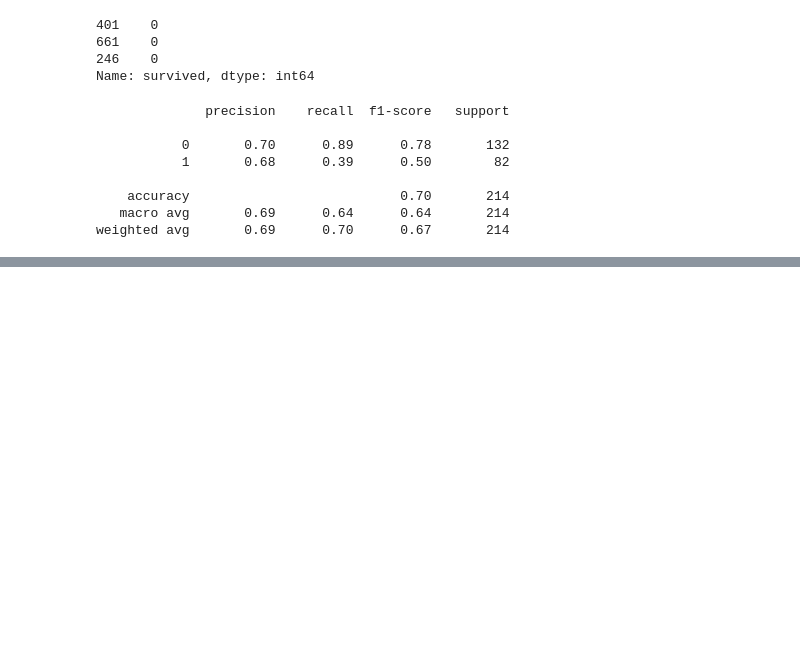
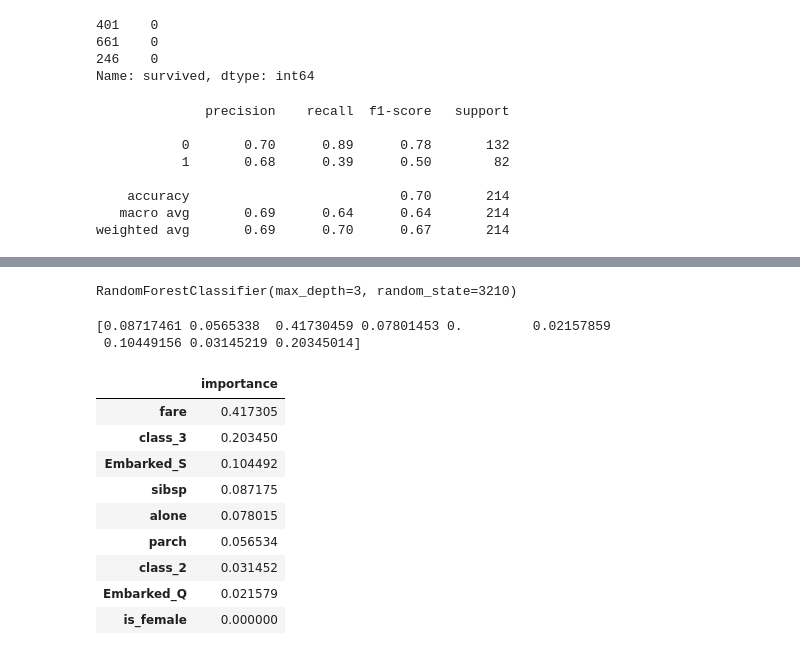
Before and after one commit to o0amandagomez0o/classification-exercises, a Jupyter notebook: model.ipynb, the cells around one changed output, grey strips where cells are left out. Drawn from its saved outputs; the diff is of its cells as text; code cells hidden in the pictures; blank space fills up the shorter version.

```diff
--- a/model.ipynb
+++ b/model.ipynb
@@ -499,0 +530,2 @@ weighted avg       0.69      0.70      0.67       214
+# %%
+train, validate, test = prepare.prep_titanic(df)
@@ -499,0 +538,11 @@ weighted avg       0.69      0.70      0.67       214
+# %%
+# create X & y version of train, where y is a series with just the target variable and X are all the features.
+
+X_train = train.drop(columns=['survived'])
+y_train = train.survived
+
+X_validate = validate.drop(columns=['survived'])
+y_validate = validate.survived
+
+X_test = test.drop(columns=['survived'])
+y_test = test.survived
@@ -499,0 +558,35 @@ weighted avg       0.69      0.70      0.67       214
+# %%
+rf = RandomForestClassifier(bootstrap=True,
+                            class_weight=None,
+                            criterion='gini',
+                            n_estimators=100,
+                            max_depth=3,
+                            random_state=3210)
+# %%
+# fit the model
+rf.fit(X_train, y_train)
+# %% [output]
+RandomForestClassifier(max_depth=3, random_state=3210)
+# %%
+# evaluate importance
+print(rf.feature_importances_)
+# %% [output]
+[0.08717461 0.0565338  0.41730459 0.07801453 0.         0.02157859
+ 0.10449156 0.03145219 0.20345014]
+# %%
+# visualize the importance weight
+feature_importances = pd.DataFrame(rf.feature_importances_,
+                                   index = X_train.columns,
+                                    columns=['importance']).sort_values('importance', ascending=False)
+feature_importances
+# %% [output]
+|  | importance |
+| fare | 0.417305 |
+| class_3 | 0.203450 |
+| Embarked_S | 0.104492 |
+| sibsp | 0.087175 |
+| alone | 0.078015 |
+| parch | 0.056534 |
+| class_2 | 0.031452 |
+| Embarked_Q | 0.021579 |
+| is_female | 0.000000 |
```
Also changed, not shown: parts of 14 cells of this notebook.
